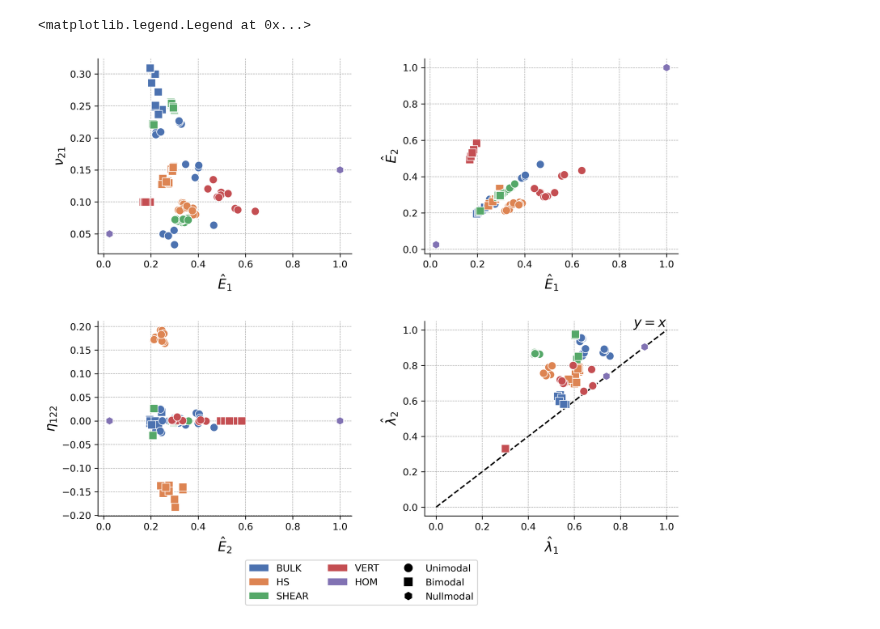
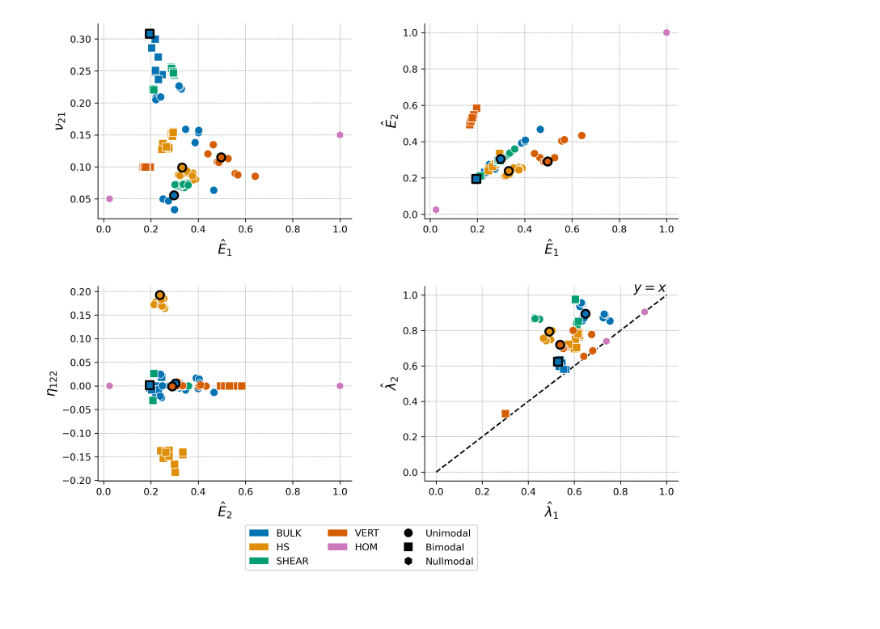
Before and after one commit to TransformativeRoboticsLab/FDE-Metamaterials, a Jupyter notebook: analysis/fig4.ipynb, the cells around one changed output. Cells and saved outputs as stored; diff of their text form; code cells hidden in the pictures.

Commit message:
Update figure to highlight the points that we fabricated

```diff
--- a/analysis/fig4.ipynb
+++ b/analysis/fig4.ipynb
@@ -85,4 +98,4 @@ hom_samples = pd.DataFrame({
 
 df = pd.concat([df, hom_samples])
 
-df.head()
+hi_df = df.loc[highlight_idxs].sort_values(by='basis_v')
@@ -98,14 +104,14 @@ FONTSIZE = 14
 
 fig, axs = plt.subplots(2, 2, figsize=(10, 8))
 # the same kwargs used for all plots
-kwargs = dict(data=df,
-              hue='basis_v',
-              style='extremal_mode',
-              markers={1: 'o', 2: 's', 0: 'h', },
-              s=70,
-              legend=False,
-              palette='deep',
-              )
+kwargs = dict(
+    hue='basis_v',
+    style='extremal_mode',
+    markers={1: 'o', 2: 's', 0: 'h', },
+    s=70,
+    legend=False,
+    palette='colorblind',
+)
 # pairs of x and y keys into the dataframe
 xys = (
     ('E1', 'nu21'),
@@ -122,9 +128,20 @@ labs = (
 )
 
 for ax, xy, lab in zip(axs.flatten(), xys, labs):
-    sns.scatterplot(x=xy[0],
+    sns.scatterplot(data=df,
+                    x=xy[0],
                     y=xy[1],
                     ax=ax,
+                    **kwargs)
+    # Replot the specific datapoints that I printed
+    # We want to give them a different look to highlight them
+    sns.scatterplot(data=hi_df,
+                    x=xy[0],
+                    y=xy[1],
+                    ax=ax,
+                    edgecolor='k',
+                    lw=2,
+                    hue_order=df['basis_v'].unique(),
                     **kwargs)
     ax.set_xlabel(lab[0], fontsize=FONTSIZE)
     ax.set_ylabel(lab[1], fontsize=FONTSIZE)
@@ -136,33 +153,33 @@ for ax, xy, lab in zip(axs.flatten(), xys, labs):
 
 # y=x for eigenvalue plot
 axs[1][1].plot([0, 1], [0, 1], color='k', linestyle='--', zorder=0)
 axs[1][1].text(1, 1, r'$y=x$', fontsize=FONTSIZE,
                verticalalignment='bottom', horizontalalignment='right')
 
 color_legend = [Patch(facecolor=c, label=l)
                 for l, c in
                 zip(df['basis_v'].unique(),
                     sns.color_palette(kwargs['palette'])[:5])]
+
 marker_legend = [Line2D([0], [0],
                         marker=m,
                         color='w',
                         markerfacecolor='k',
                         markersize=10,
                         linestyle='None',
                         label=l)
                  for m, l in
                  zip(kwargs['markers'].values(),
                      ['Unimodal', 'Bimodal', 'Nullmodal'])]
 # dummy legend adds a blank spot to the legend so all the markers are in their own column
 dummy_legend = [Line2D([], [], color='none', label='')]
 
 fig.legend(handles=color_legend + dummy_legend + marker_legend,
            loc='upper center',
            ncol=3,
            bbox_to_anchor=(0.5, 0.05),
            fontsize=10)
 
-fig.savefig('images/figure.svg', format='svg')
+fig.savefig('images/fig4.svg', format='svg')
 # %% [output]
-<matplotlib.legend.Legend at 0x...>
-[figure, old version]
+[figure, new version]
```
Also changed, not shown: parts of 3 cells of this notebook, 1 other file.
